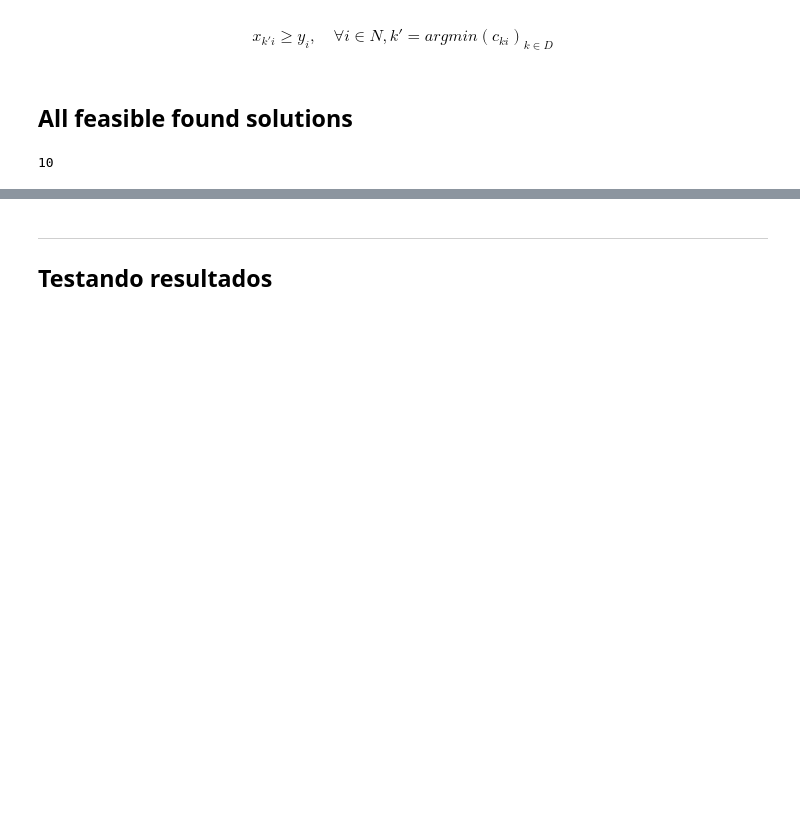
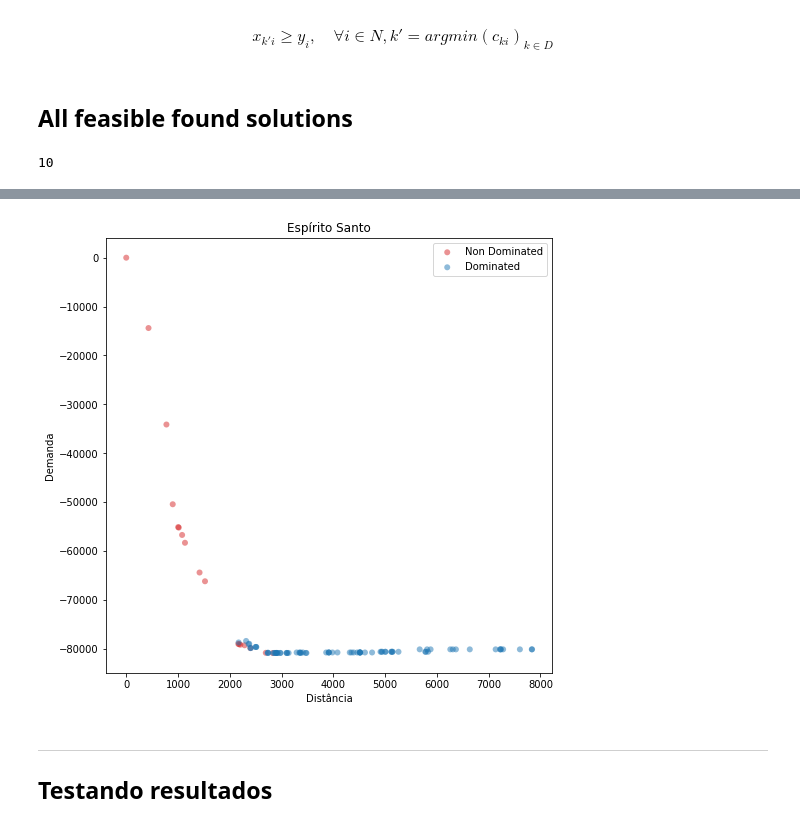
Before and after one commit to seoruosa/mestrado, a Jupyter notebook: roteamento-carretas-da-mamografia/notebooks/MDOVRP_v0.0.7.ipynb, the cells around one changed output, grey strips where cells are left out. Saved outputs shown, nothing was run; the diff lists cells and outputs as text; code cells hidden in the pictures; blank space fills up the shorter version.

```diff
--- a/roteamento-carretas-da-mamografia/notebooks/MDOVRP_v0.0.7.ipynb
+++ b/roteamento-carretas-da-mamografia/notebooks/MDOVRP_v0.0.7.ipynb
@@ -261,9 +301,25 @@ Coefficient statistics:
 # %%
-first_test = [i for i in solutions]
+first_test = [[sol[0], -sol[1]] for sol in solutions_obj]
 
-x_plot = [p[0] for p in first_test]
-y_plot = [-p[1] for p in first_test]
+idx_non_dominated, idx_dominated = non_dominated(np.array(first_test))
 
-plt.scatter(x_plot, y_plot)
+x_plot = np.array([p[0] for p in first_test])
+y_plot = np.array([p[1] for p in first_test])
+
+fig, ax = plt.subplots(figsize=(8, 8))
+plt.title('Espírito Santo')
+plt.xlabel('Distância')
+plt.ylabel('Demanda')
+
+ax.scatter(x_plot[idx_non_dominated], y_plot[idx_non_dominated], c='tab:red', label='Non Dominated', alpha=0.5, edgecolors='none')
+ax.scatter(x_plot[idx_dominated], y_plot[idx_dominated], c='tab:blue', label='Dominated', alpha=0.5, edgecolors='none')
+
+ax.legend()
+# ax.grid(True)
+
+filename_fig = "ES-n78-m2-Q10138_with_depot_solver_0.png"
+plt.savefig(filename_fig)
 
 plt.show()
+# %% [output]
+[figure, added]
```
Also changed, not shown: parts of 4 cells of this notebook, 2 other files.
